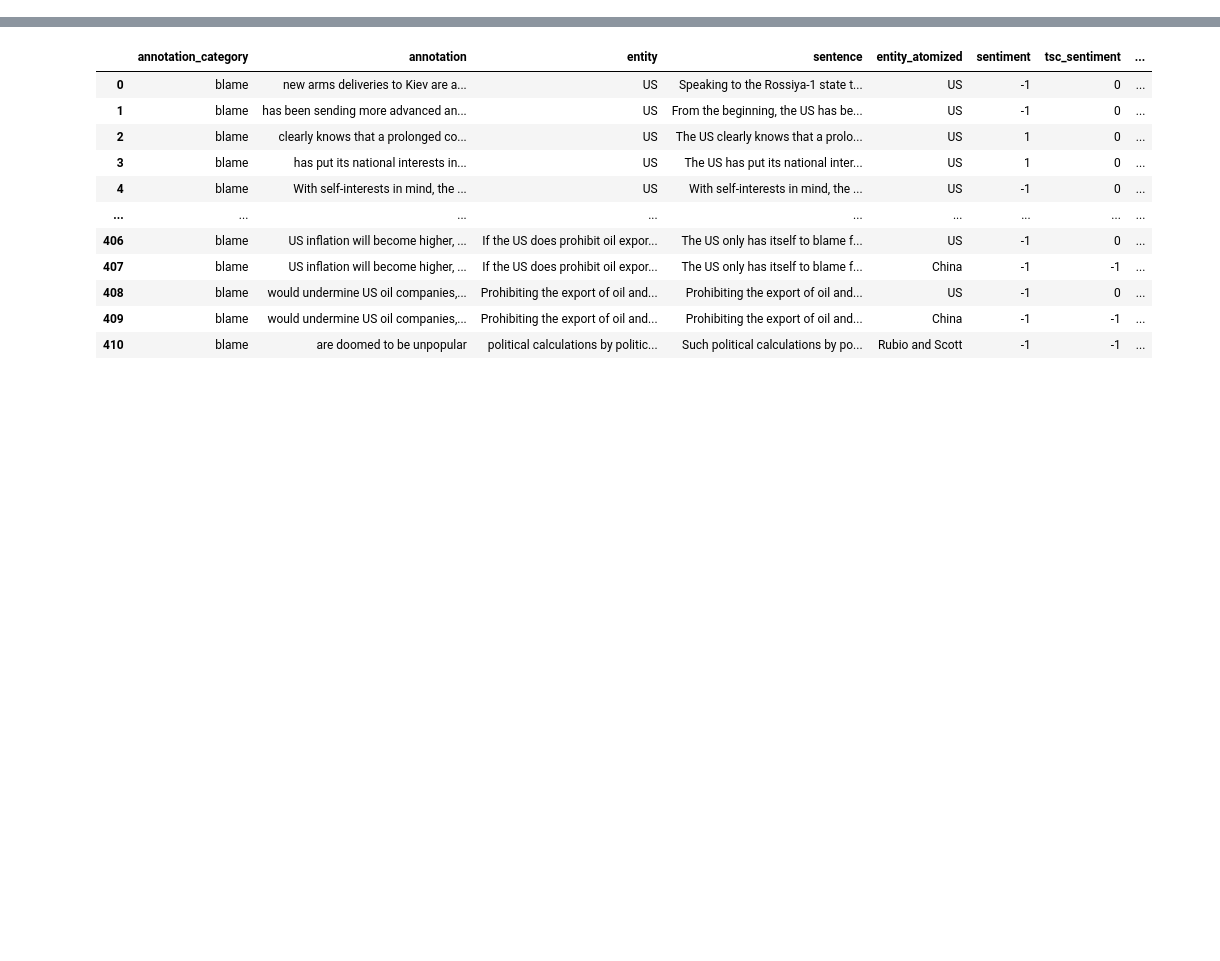
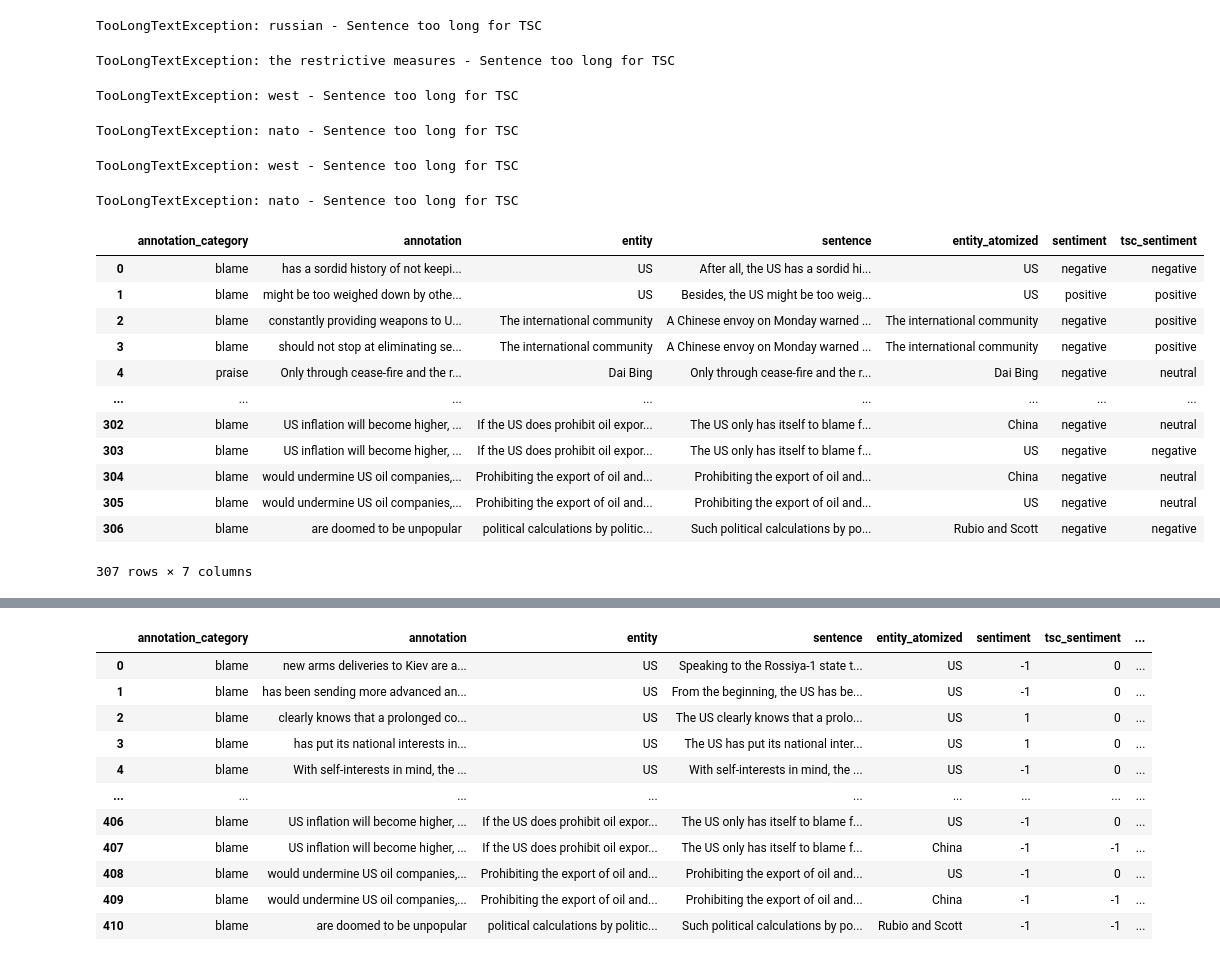
Before and after one commit to szuvarska/BScThesis-TextMiningForPoliticalScience, a Jupyter notebook: BlameAndPraise/model_test.ipynb, the cells around one changed output, grey strips where cells are left out. Cells and saved outputs as stored; diff of their text form; code cells hidden in the pictures; blank space fills up the shorter version.

```diff
--- a/BlameAndPraise/model_test.ipynb
+++ b/BlameAndPraise/model_test.ipynb
@@ -92 +30,25 @@ for filename in os.listdir(directory):
+# %%
+directory_Agnieszka = "../BRAT_Data/Ukraine_after/Articles_for_Agnieszka"
+all_dataframes_Agnieszka, all_sentences_Agnieszka = perform_preprocessing_from_dict(directory_Agnieszka)
+all_dataframes_Agnieszka
+# %% [output]
+TooLongTextException: russian - Sentence too long for TSC
+TooLongTextException: the restrictive measures - Sentence too long for TSC
+TooLongTextException: west - Sentence too long for TSC
+TooLongTextException: nato - Sentence too long for TSC
+TooLongTextException: west - Sentence too long for TSC
+TooLongTextException: nato - Sentence too long for TSC
+|  | annotation_category | annotation | entity | sentence | entity_atomized | sentiment | tsc_sentiment |
+| 0 | blame | has a sordid history of not keepi... | US | After all, the US has a sordid hi... | US | negative | negative |
+| 1 | blame | might be too weighed down by othe... | US | Besides, the US might be too weig... | US | positive | positive |
+| 2 | blame | constantly providing weapons to U... | The international community | A Chinese envoy on Monday warned ... | The international community | negative | positive |
+| 3 | blame | should not stop at eliminating se... | The international community | A Chinese envoy on Monday warned ... | The international community | negative | positive |
+| 4 | praise | Only through cease-fire and the r... | Dai Bing | Only through cease-fire and the r... | Dai Bing | negative | neutral |
+| ... | ... | ... | ... | ... | ... | ... | ... |
+| 302 | blame | US inflation will become higher, ... | If the US does prohibit oil expor... | The US only has itself to blame f... | China | negative | neutral |
+| 303 | blame | US inflation will become higher, ... | If the US does prohibit oil expor... | The US only has itself to blame f... | US | negative | negative |
+| 304 | blame | would undermine US oil companies,... | Prohibiting the export of oil and... | Prohibiting the export of oil and... | China | negative | neutral |
+| 305 | blame | would undermine US oil companies,... | Prohibiting the export of oil and... | Prohibiting the export of oil and... | US | negative | neutral |
+| 306 | blame | are doomed to be unpopular | political calculations by politic... | Such political calculations by po... | Rubio and Scott | negative | negative |
+307 rows × 7 columns
 # %%
```
Also changed, not shown: parts of 11 cells of this notebook, 3 other files.
